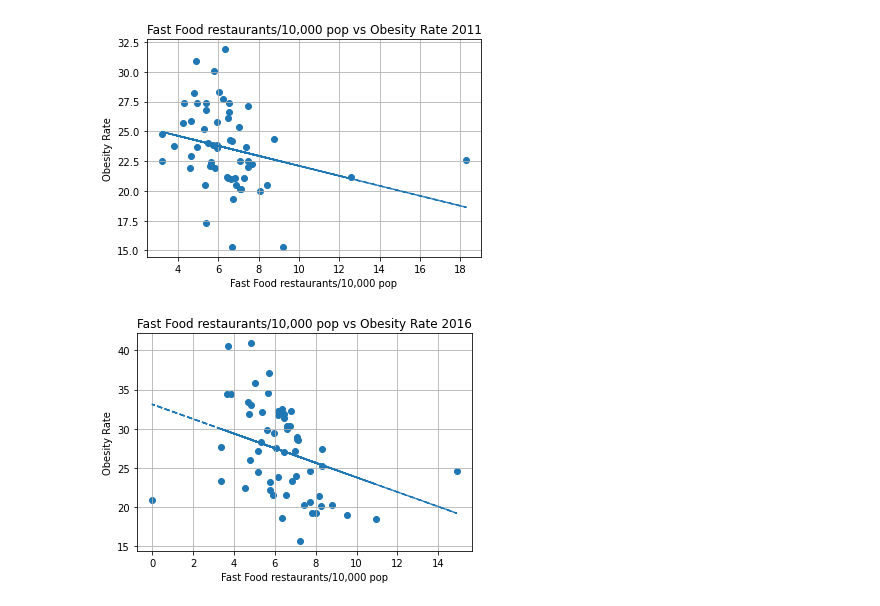
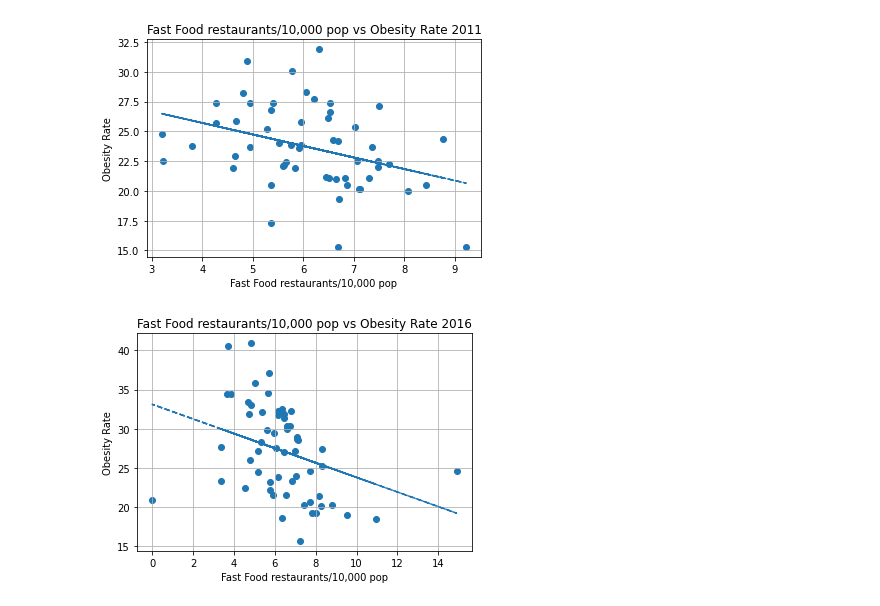
Before and after one commit to improvbutterfly/Fast-Food-Analysis-California, a Jupyter notebook: Analysis/chart_code.ipynb, the cells around one changed output. Cells and saved outputs as stored; diff of their text form; code cells hidden in the pictures.

```diff
--- a/Analysis/chart_code.ipynb
+++ b/Analysis/chart_code.ipynb
@@ -17,0 +6,5 @@ big_df.head()
+# %%
+huge_df = pd.read_csv("data/census_health_ff_2011_2016.csv")
+huge_df = huge_df.loc[huge_df["County"] != "Alpine"]
+huge_df = huge_df.loc[huge_df["County"] != "Mono"]
+huge_df
@@ -18,17 +30,15 @@ big_df.head()
 # %%
-plt.scatter(big_df["Fast-food restaurants/10,000 pop, 2011"], big_df["Obesity 2011 %"])
+plt.scatter(huge_df["Fast-food restaurants/10,000 pop, 2011"], huge_df["Obesity 2011 %"])
 plt.title("Fast Food restaurants/10,000 pop vs Obesity Rate 2011")
 plt.xlabel("Fast Food restaurants/10,000 pop")
 plt.ylabel("Obesity Rate")
 plt.grid(True)
-#plt.savefig("charts/food_obesity_2011.png")
-#plt.show()
 
-(vc_slope, vc_int, vc_r, vc_p, vc_std_err) = stats.linregress(big_df["Fast-food restaurants/10,000 pop, 2011"], big_df["Obesity 2011 %"])
-linear_reg = vc_slope * big_df["Fast-food restaurants/10,000 pop, 2011"] + vc_int
-plt.plot(big_df["Fast-food restaurants/10,000 pop, 2011"],linear_reg,"--")
+(vc_slope, vc_int, vc_r, vc_p, vc_std_err) = stats.linregress(huge_df["Fast-food restaurants/10,000 pop, 2011"], huge_df["Obesity 2011 %"])
+linear_reg = vc_slope * huge_df["Fast-food restaurants/10,000 pop, 2011"] + vc_int
+plt.plot(huge_df["Fast-food restaurants/10,000 pop, 2011"],linear_reg,"--")
 plt.savefig("charts/food_obesity_2011.png")
 plt.show()
 # %% [output]
-[figure, old version]
+[figure, new version]
 # %%
```
Also changed, not shown: parts of 3 cells of this notebook, 2 other files.
